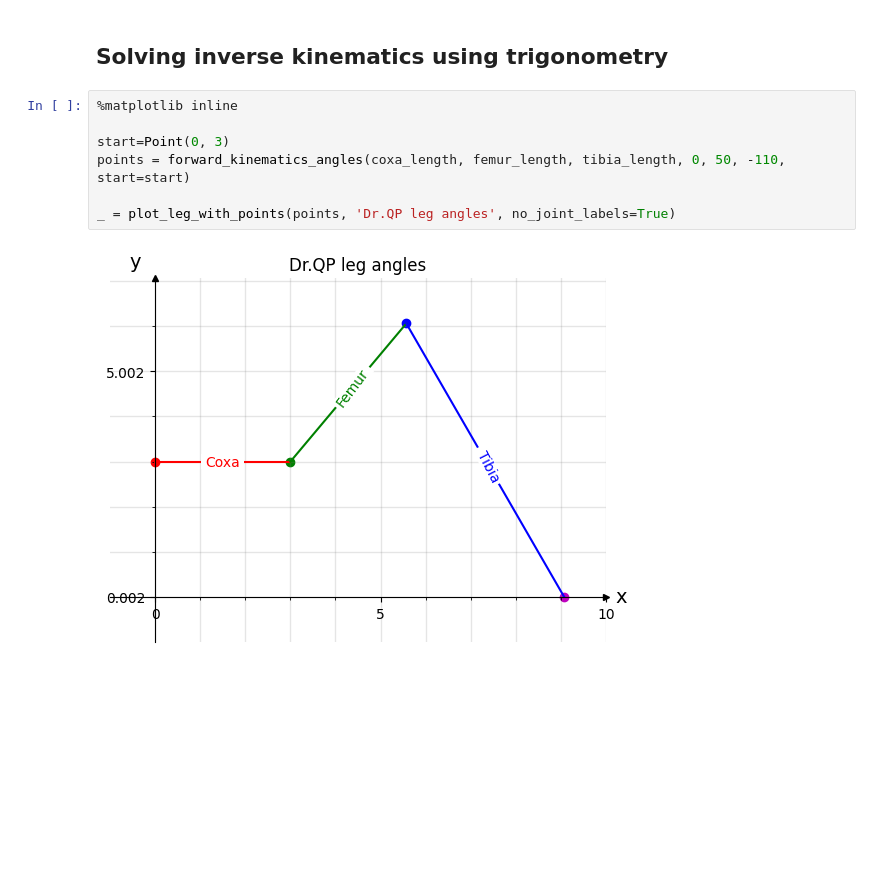
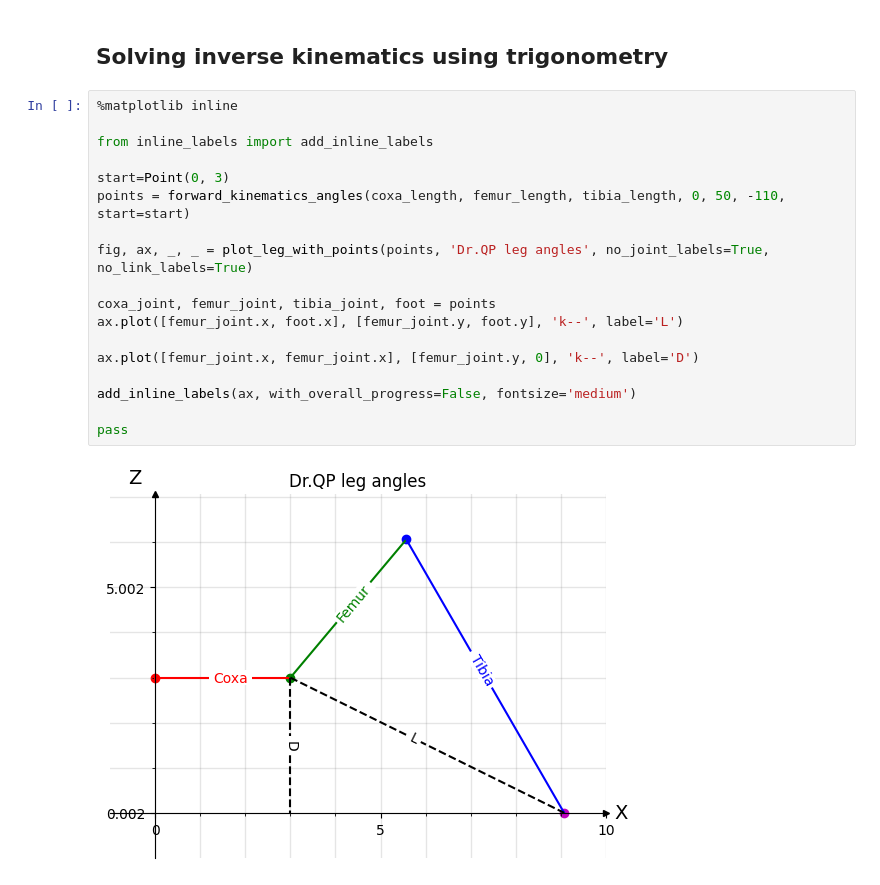
Before and after one commit to Dr-QP/Dr.QP, a Jupyter notebook: packages/runtime/drqp_brain/notebooks/getting_started_with_robot_ik.ipynb, the cells around one changed output. Cells and saved outputs as stored; diff of their text form; blank space fills up the shorter version.

Commit message:
switch to Z axis up to match ROS coordinate system still assign labels to links, just not plot them

```diff
--- a/packages/runtime/drqp_brain/notebooks/getting_started_with_robot_ik.ipynb
+++ b/packages/runtime/drqp_brain/notebooks/getting_started_with_robot_ik.ipynb
@@ -169,10 +169,21 @@ There are various ways to solve inverse kinematics problem. We are going to use
 ## Solving inverse kinematics using trigonometry
 # %%
 %matplotlib inline
+
+from inline_labels import add_inline_labels
 
 start=Point(0, 3)
 points = forward_kinematics_angles(coxa_length, femur_length, tibia_length, 0, 50, -110, start=start)
 
-_ = plot_leg_with_points(points, 'Dr.QP leg angles', no_joint_labels=True)
+fig, ax, _, _ = plot_leg_with_points(points, 'Dr.QP leg angles', no_joint_labels=True, no_link_labels=True)
+
+coxa_joint, femur_joint, tibia_joint, foot = points
+ax.plot([femur_joint.x, foot.x], [femur_joint.y, foot.y], 'k--', label='L')
+
+ax.plot([femur_joint.x, femur_joint.x], [femur_joint.y, 0], 'k--', label='D')
+
+add_inline_labels(ax, with_overall_progress=False, fontsize='medium')
+
+pass
 # %% [output]
-[figure, old version]
+[figure, new version]
```
Also changed, not shown: parts of 3 cells of this notebook, 1 other file.
